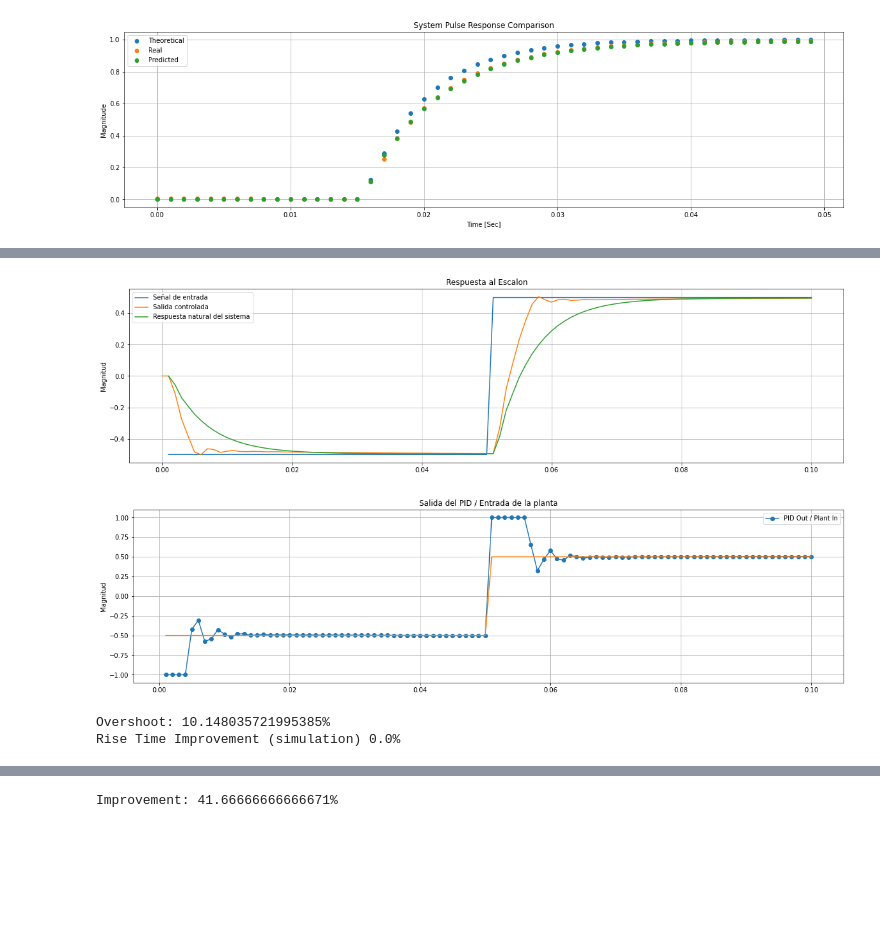
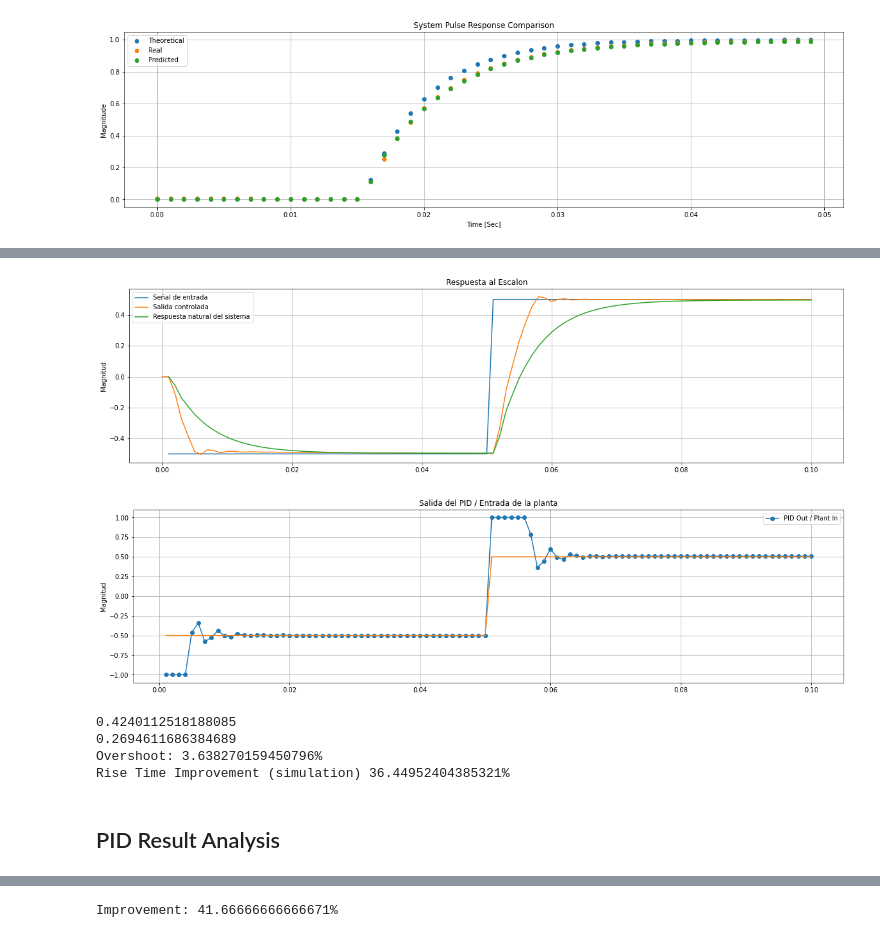
Before and after one commit to lorsi96/System-Identification-Control-for-RCRC-Circuit, a Jupyter notebook: informe.ipynb, the cells around one changed output, grey strips where cells are left out. Drawn from its saved outputs; the diff is of its cells as text; code cells hidden in the pictures; blank space fills up the shorter version.

```diff
--- a/informe.ipynb
+++ b/informe.ipynb
@@ -303,16 +343,14 @@ class PIDController:
 
         proportional = self.Kp * error
 
-        self.integrator += 0.5 * self.Ki * self.T * (error + self.prevError)
+        self.integrator += .5 * self.Ki * self.T * (error + self.prevError)
 
         if self.integrator > self.limMaxInt:
             self.integrator = self.limMaxInt
         elif self.integrator < self.limMinInt:
             self.integrator = self.limMinInt
 
-        self.differentiator = -(2.0 * self.Kd * (measurement - self.prevMeasurement)
-                                + (2.0 * self.tau - self.T) * self.differentiator) / (2.0 * self.tau + self.T)
-
+        self.differentiator = - (2 * self.Kd  * (measurement - self.prevMeasurement) + (2 * self.tau - self.T) * self.differentiator) / (2 * self.tau + self.T)
         self.out = proportional + self.integrator + self.differentiator
 
         if self.out > self.limMax:
@@ -365,55 +403,57 @@ t = np.linspace(h, h * 100, 100)
 r = np.concatenate((np.zeros(int(len(t) / 2)), np.ones(int(len(t) / 2))), axis=None) - 0.5
 
 pid = PIDController(
-    Kp=7, Ki=250.0, Kd=0.0, T = 1.0 / SR_F_HZ,
+    Kp=7, Ki=300.0, Kd=0.0005, T = 1.0 / SR_F_HZ,
     limMin = -1,
     limMax = 1,
     limMinInt = -10.0,
     deadZone = 0.0,
     tau = 1.0 / SR_F_HZ,
     bypassPid=False,
     limMaxInt = 10.0)
+
 
 y_hz_pid, u = pid_controller_response(numz, denz, r, pid)
 t_hz_open, y_hz_open = cnt.forced_response(hz, t, r)
 
 plt.figure(figsize=(20, 5))
 p_1 = plt.plot(t, r)
 p_2 = plt.plot(np.arange(len(y_hz_pid)) * 1/ SR_F_HZ , y_hz_pid)
 p_3 = plt.plot(t_hz_open, y_hz_open)
 plt.ylabel('Magnitud')
 plt.title('Respuesta al Escalon')
 plt.grid()
 plt.legend((p_1[0], p_2[0], p_3[0]), ('Señal de entrada', 'Salida controlada', 'Respuesta natural del sistema'));
 plt.show()
 
 
 plt.figure(figsize=(20, 5))
 plt.ylabel('Magnitud')
 plt.grid()
 plt.title('Salida del PID / Entrada de la planta')
 plt.plot(t, u[2:], '-o', label='PID Out / Plant In')
 plt.legend()
 plt.plot(t, r, label='Señal de referencia')
 plt.show()
 # %% [output]
-[figure, old version]
+[figure, new version]
 [figure]
-# %%
-def calculater_rise_time(sig, t=None, ref=1):
-    t = t if t is not None else list(range(len(sig)))
-    ths = [np.argmax(sig >= th * ref) for th in (.1, .9)]
-    return t[ths[1]] - t[ths[0]]
-
-
-r1 = calculater_rise_time(y_hz_open)
-r2 = calculater_rise_time(y_hz_pid)
-overshoot = (max(y_hz_pid)/max(r) - 1) * 100
-print(f'Overshoot: {overshoot}%')
-print(f'Rise Time Improvement (simulation) {(1 - r2/r1)*100}%')
-# %% [output]
-Overshoot: 10.148035721995385%
-Rise Time Improvement (simulation) 0.0%
+# %%
+off = len(t_hz_open) // 2
+rt, _ = calc_risetime(t_hz_open[off:], y_hz_open[off:])
+rt2, __ = calc_risetime((np.arange(len(y_hz_pid)) * 1/ SR_F_HZ)[off:], y_hz_pid[off:])
+print(rt)
+print(rt2)
+overshoot = (max(y_hz_pid)/max(r) - 1) * 100
+print(f'Overshoot: {overshoot}%')
+print(f'Rise Time Improvement (simulation) {(1 - rt2/rt)*100}%')
+# %% [output]
+0.4240112518188085
+0.2694611686384689
+Overshoot: 3.638270159450796%
+Rise Time Improvement (simulation) 36.44952404385321%
+# %% [markdown]
+## PID Result Analysis
 # %%
 import pandas as pd
 import matplotlib.pyplot as plt
```
Also changed, not shown: parts of 28 cells of this notebook, 10 other files.
